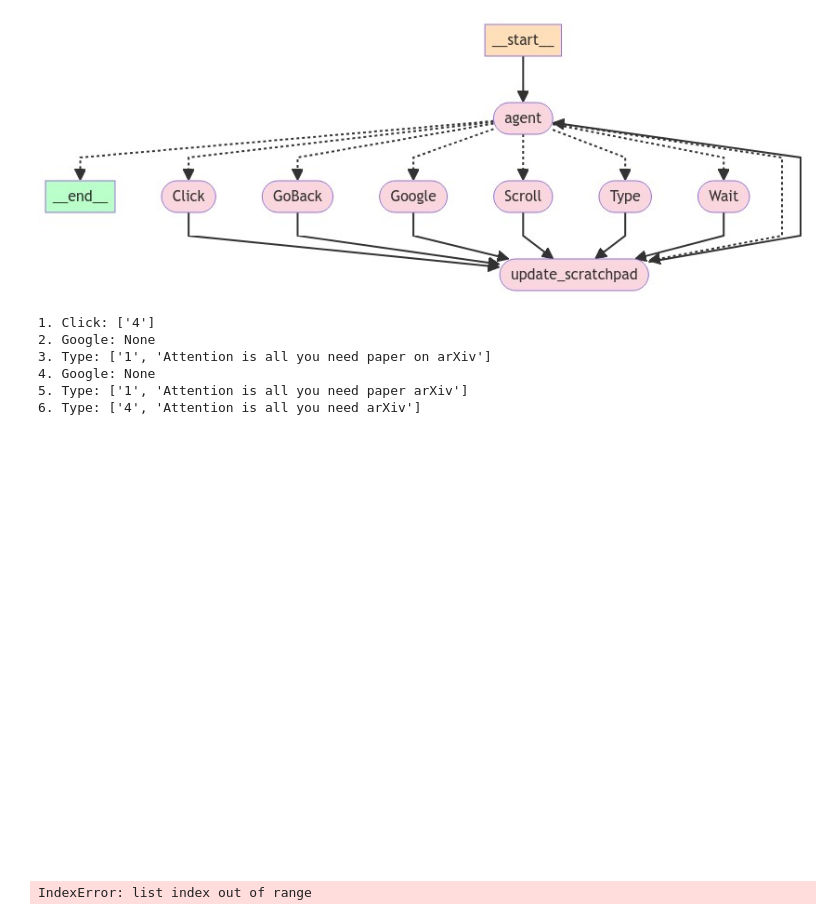
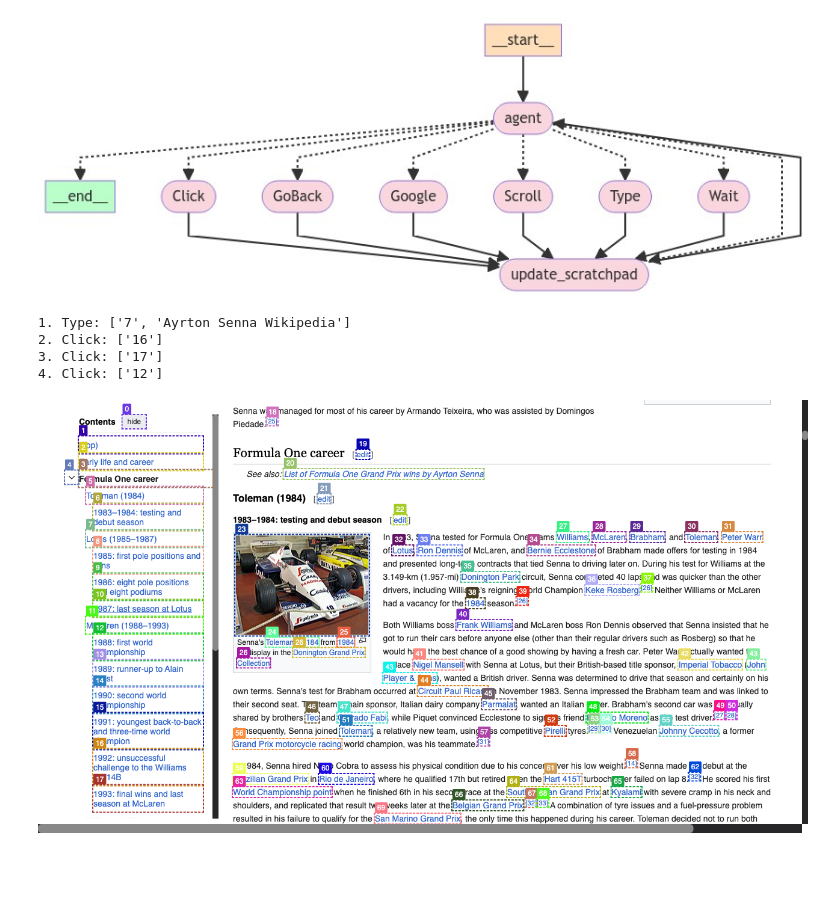
Before and after one commit to ad71/ragbot, a Jupyter notebook: langgraph_web_voyager.ipynb, the cells around one changed output. Saved outputs shown, nothing was run; the diff lists cells and outputs as text; code cells hidden in the pictures; blank space fills up the shorter version.

```diff
--- a/langgraph_web_voyager.ipynb
+++ b/langgraph_web_voyager.ipynb
@@ -67,9 +68,12 @@ from langchain_core.runnables import chain as chain_decorator
 from langchain_core.output_parsers import StrOutputParser
 from langchain_core.output_parsers import JsonOutputParser
 # %%
-class BoundingBox(TypedDict):
+class BBox(TypedDict):
     x: float
     y: float
+    text: str
+    type: str
+    ariaLabel: str
 
 
 class Prediction(TypedDict):
@@ -81,7 +85,7 @@ class AgentState(TypedDict):
     page: Page # The playwright web page lets us interact with the web environment
     input: str # user request
     img: str # b64 encoded screenshot
-    bboxes: List[BoundingBox] # the bounding boxes from the browser annotation function
+    bboxes: List[BBox] # the bounding boxes from the browser annotation function
     prediction: Prediction # the agent's output
     scratchpad: List[BaseMessage] # list of messages to extract additional information from
     observation: str # the most recent response from a tool
@@ -103,7 +107,10 @@ async def click(state: AgentState) -> str:
         return f'Failed to click bounding box labeled as number {click_args}'
 
     bbox_id = int(click_args[0])
-    bbox = state['bboxes'][bbox_id - 1] # 1 - indexed
+    try:
+        bbox = state['bboxes'][bbox_id]
+    except:
+        return f'Error: no bbox for : {bbox_id}'
     x, y = bbox['x'], bbox['y']
     res = await page.mouse.click(x, y)
 
@@ -118,7 +125,7 @@ async def type_text(state: AgentState) -> str:
         return f'Failed to type in element from bounding box labeled as number {type_args}'
 
     bbox_id = int(type_args[0])
-    bbox = state['bboxes'][bbox_id - 1] # 1 - indexed
+    bbox = state['bboxes'][bbox_id]
     x, y = bbox['x'], bbox['y']
     text_content = type_args[1]
     await page.mouse.click(x, y)
@@ -149,7 +156,7 @@ async def scroll(state: AgentState):
         # scroll within a specific element
         scroll_amount = 200
         target_id = int(target)
-        bbox = state['bboxes'][target - 1] # 1 - indexed
+        bbox = state['bboxes'][target]
         x, y = bbox['x'], bbox['y']
         scroll_direction = -scroll_amount if direction.lower() == 'up' else scroll_amount
 
@@ -170,8 +177,8 @@ async def go_back(state: AgentState) -> str:
 
 async def to_google(state: AgentState) -> str:
     page = state['page']
-    await page.goto('https://www.duckduckgo.com/')
-    return 'Navigated to duckduckgo.com'
+    await page.goto('https://www.google.com/')
+    return 'Navigated to google.com'
 # %% [markdown]
 # Define Agent
 The agent is driven by a multi-modal model and decides the action to take for each step. It is composed of a few runnable objects
@@ -433,14 +440,11 @@ async def call_agent(question: str, page, max_steps: int=150):
 
     return final_answer
 # %%
-res = await call_agent('Explain the Attention is all you need paper on arXiv', page)
+res = await call_agent('Write a few paragraphs on the heroics of Ayrton Senna. You may use wikipedia for research', page)
 print(f'Final response: {res}')
 # %% [output]
-1. Click: ['4']
-2. Google: None
-3. Type: ['1', 'Attention is all you need paper on arXiv']
-4. Google: None
-5. Type: ['1', 'Attention is all you need paper arXiv']
-6. Type: ['4', 'Attention is all you need arXiv']
+1. Type: ['7', 'Ayrton Senna Wikipedia']
+2. Click: ['16']
+3. Click: ['17']
+4. Click: ['12']
-[figure, old version]
+[figure, new version]
-IndexError: list index out of range
```
Also changed, not shown: parts of 2 cells of this notebook.
